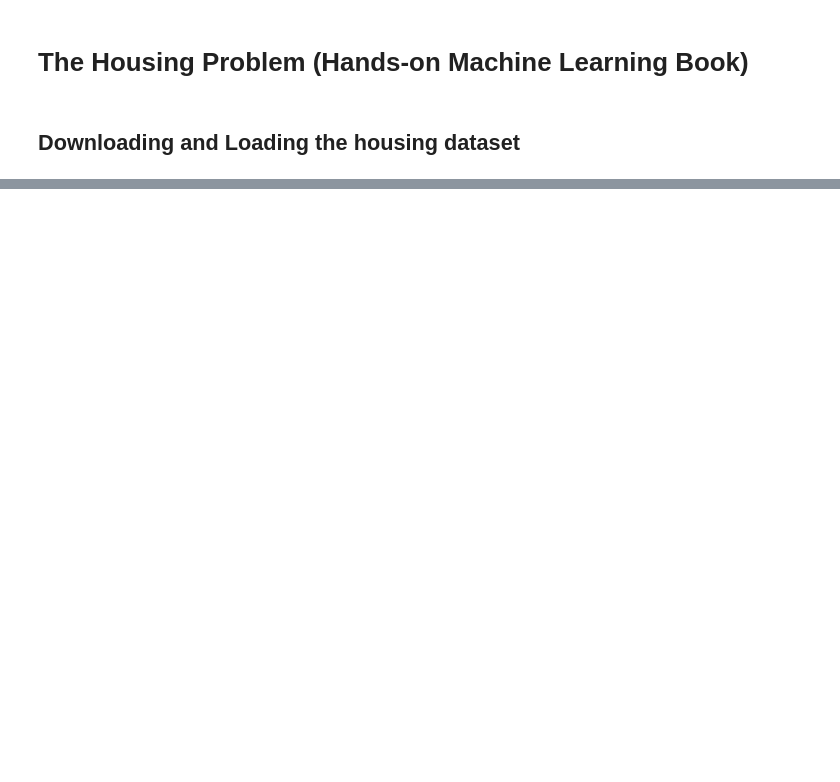
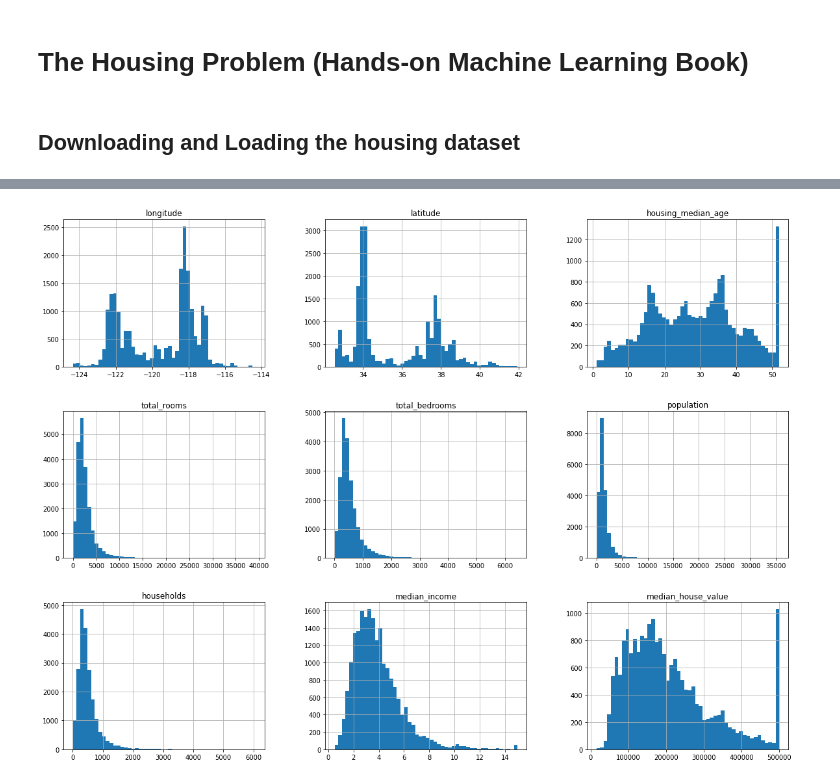
Before and after one commit to trevenue44/ml101, a Jupyter notebook: PlayGround/housing_problem/housing_problem.ipynb, the cells around one changed output, grey strips where cells are left out. Drawn from its saved outputs; the diff is of its cells as text; code cells hidden in the pictures; blank space fills up the shorter version.

```diff
--- a/PlayGround/housing_problem/housing_problem.ipynb
+++ b/PlayGround/housing_problem/housing_problem.ipynb
@@ -55,0 +97,6 @@ housing.head
+# %%
+import matplotlib.pyplot as plt
+housing.hist(bins=50, figsize=(20,15))
+plt.show()
+# %% [output]
+[figure, added]
```
Also changed, not shown: parts of 7 cells of this notebook.
